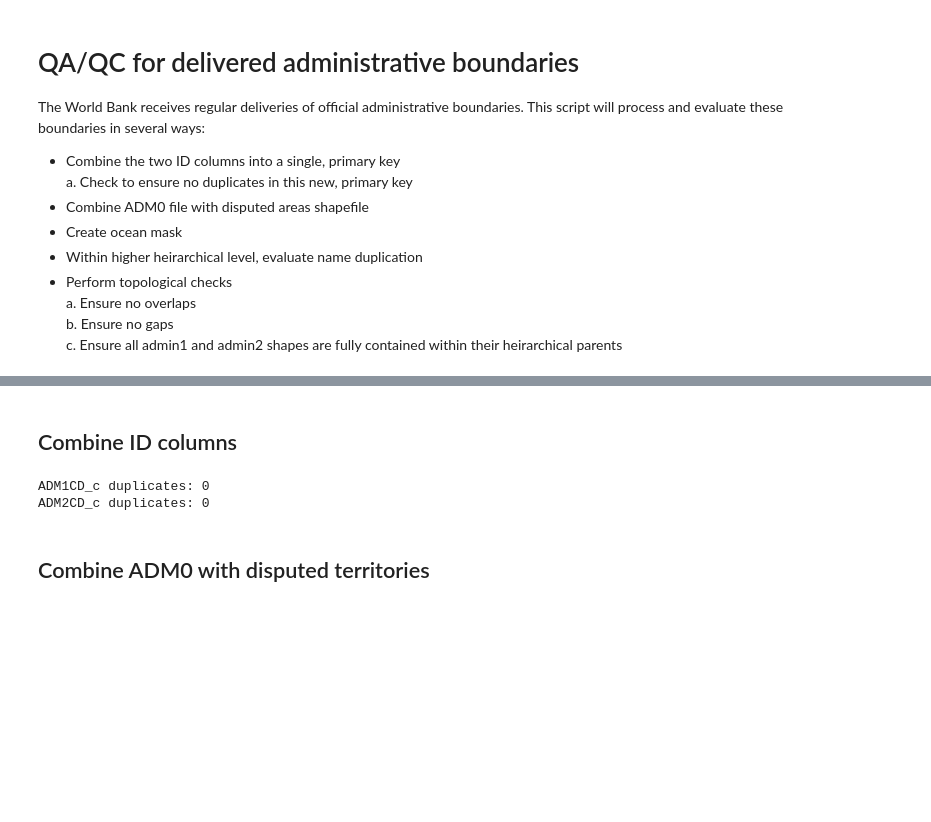
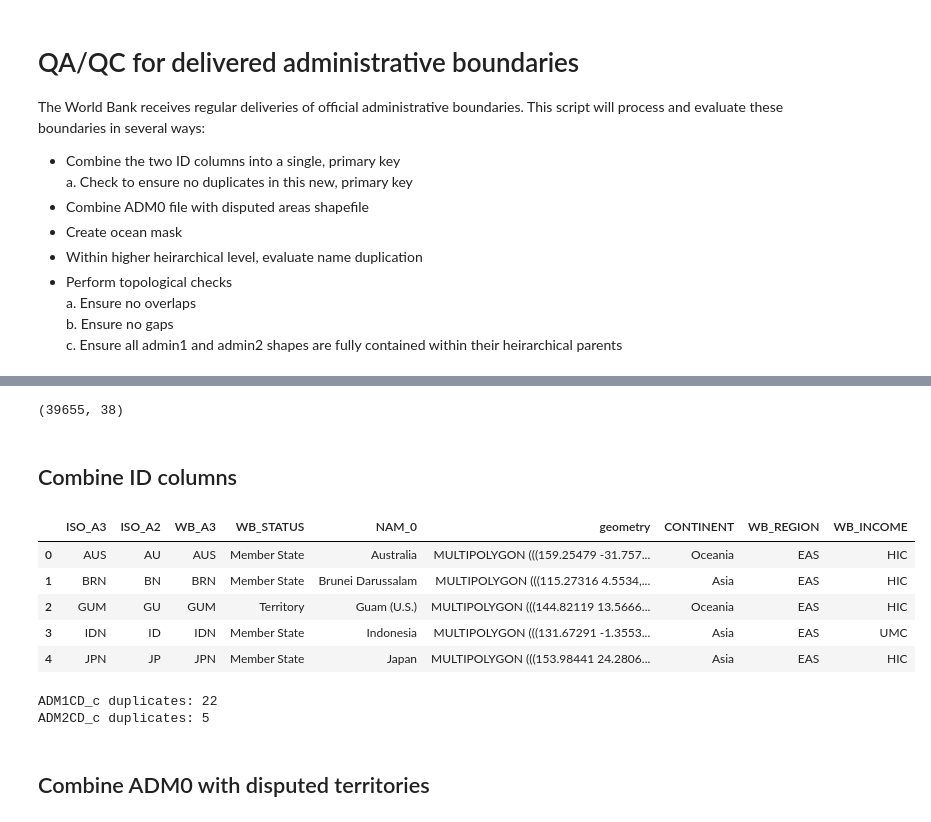
Before and after one commit to worldbank/WB_GAD, a Jupyter notebook: notebooks/ADM_ingestion_QAQC.ipynb, the cells around one changed output, grey strips where cells are left out. Cells and saved outputs as stored; diff of their text form; code cells hidden in the pictures; blank space fills up the shorter version.

```diff
--- a/notebooks/ADM_ingestion_QAQC.ipynb
+++ b/notebooks/ADM_ingestion_QAQC.ipynb
@@ -79,2 +98,15 @@ adm0.head()
+# %%
+adm2.shape
+# %% [output]
+(39655, 38)
 # %% [markdown]
 ## Combine ID columns
+# %%
+adm0.head()
+# %% [output]
+|  | ISO_A3 | ISO_A2 | WB_A3 | WB_STATUS | NAM_0 | geometry | CONTINENT | WB_REGION | WB_INCOME |
+| 0 | AUS | AU | AUS | Member State | Australia | MULTIPOLYGON (((159.25479 -31.757... | Oceania | EAS | HIC |
+| 1 | BRN | BN | BRN | Member State | Brunei Darussalam | MULTIPOLYGON (((115.27316 4.5534,... | Asia | EAS | HIC |
+| 2 | GUM | GU | GUM | Territory | Guam (U.S.) | MULTIPOLYGON (((144.82119 13.5666... | Oceania | EAS | HIC |
+| 3 | IDN | ID | IDN | Member State | Indonesia | MULTIPOLYGON (((131.67291 -1.3553... | Asia | EAS | UMC |
+| 4 | JPN | JP | JPN | Member State | Japan | MULTIPOLYGON (((153.98441 24.2806... | Asia | EAS | HIC |
@@ -84,11 +130,11 @@ merged_adm2 = merge_id_columns(adm2, [['P_CODE_1', 'P_CODE_1_t'], ['P_CODE_2', '
 # %%
 # Check for duplicates in ADM1
 test_col = 'ADM1CD_c'
-check_duplicates(merged_adm1, test_col, os.path.join(out_folder, f'adm1_duplicates_{test_col}.gpkg'))
+adm1_dups = check_duplicates(adm1, test_col, os.path.join(out_folder, f'adm1_duplicates_{test_col}.gpkg'))
 
 # Check for duplicates in ADM2
 test_col = 'ADM2CD_c'
-check_duplicates(merged_adm2, test_col, os.path.join(out_folder, f'adm2_duplicates_{test_col}.gpkg'))
+adm2_dups = check_duplicates(adm2, test_col, os.path.join(out_folder, f'adm2_duplicates_{test_col}.gpkg'))
 # %% [output]
-ADM1CD_c duplicates: 0
-ADM2CD_c duplicates: 0
+ADM1CD_c duplicates: 22
+ADM2CD_c duplicates: 5
```
Also changed, not shown: parts of 15 cells of this notebook, 2 other files.
